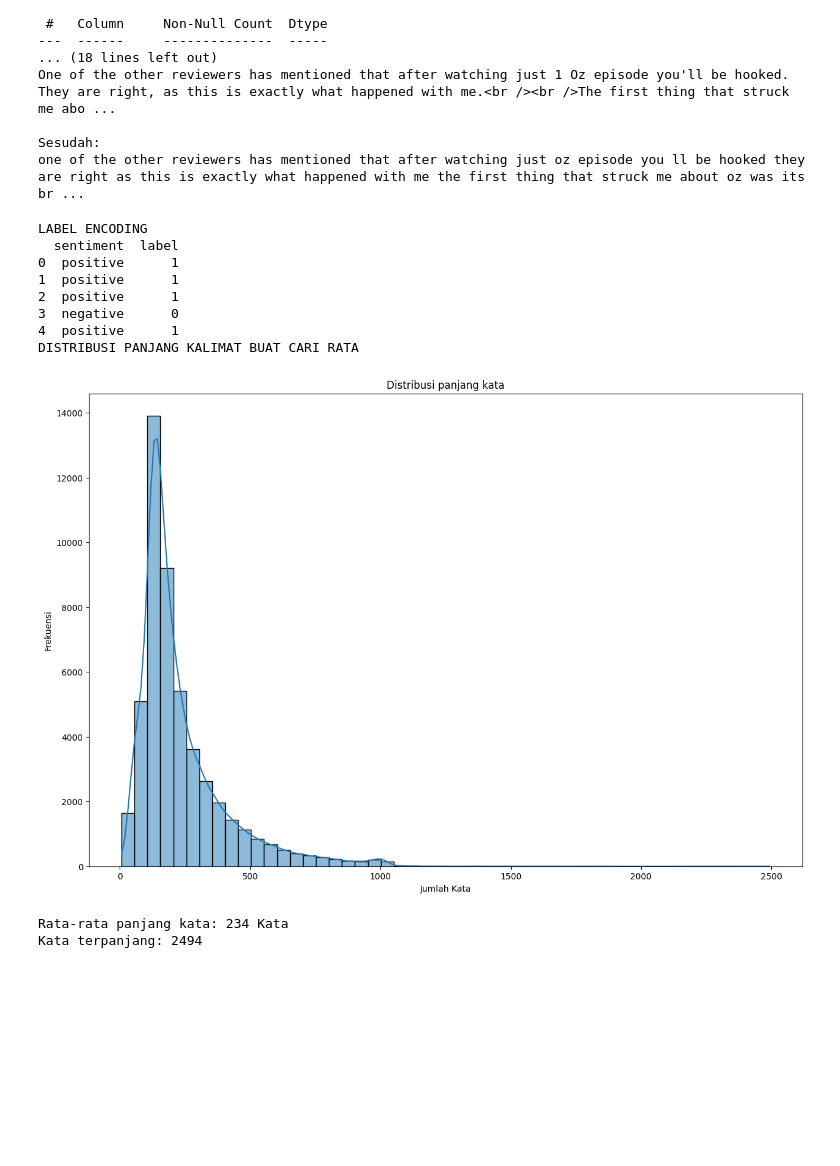
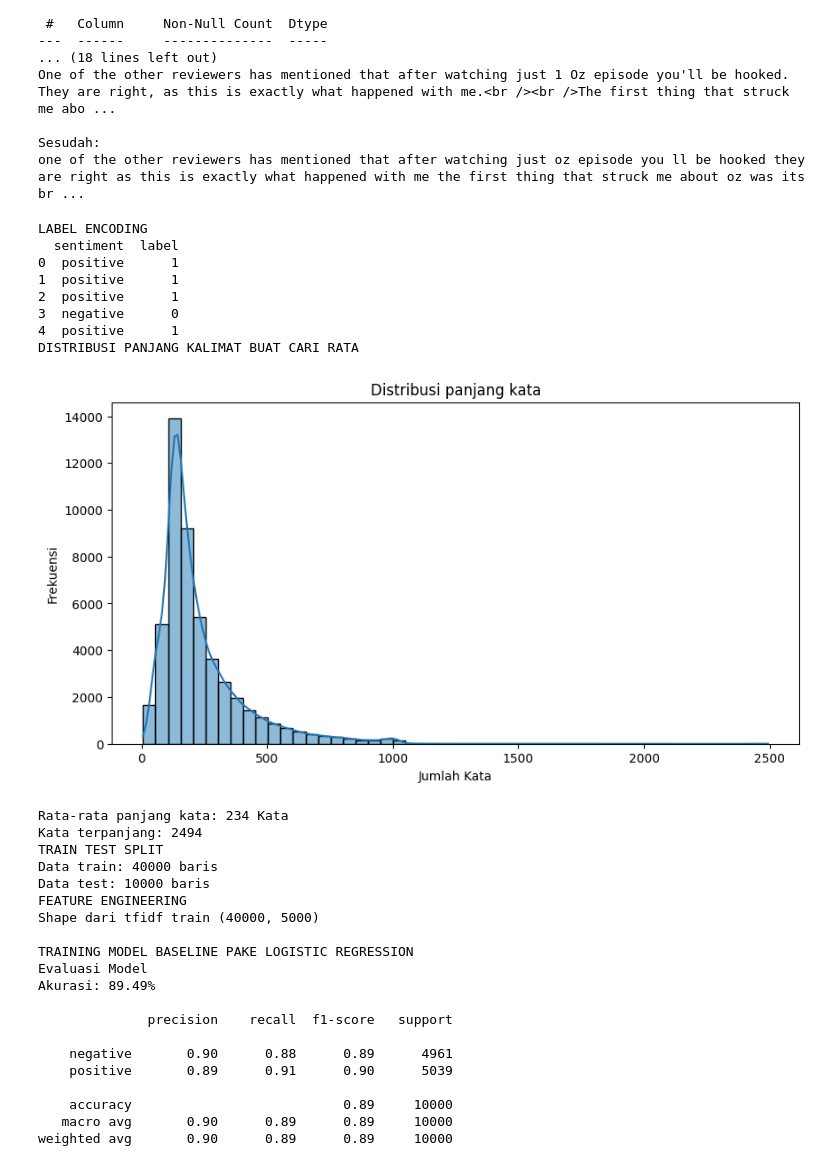
Before and after one commit to jasonenkristo123/AIML-Learn, a Jupyter notebook: sentiment_movie.ipynb, the cells around one changed output. Cells and saved outputs as stored; diff of their text form; code cells hidden in the pictures; blank space fills up the shorter version.

Commit message:
finished predict with machine learning

```diff
--- a/sentiment_movie.ipynb
+++ b/sentiment_movie.ipynb
@@ -85,30 +85,78 @@ one of the other reviewers has mentioned that after watching just oz episode you
 # %%
 print("LABEL ENCODING")
 
 df['label'] = df['sentiment'].map({'positive': 1, 'negative': 0})
 print(df[['sentiment', 'label']].head(5))
 
 print("DISTRIBUSI PANJANG KALIMAT BUAT CARI RATA")
 df['word_count'] = df['clean_review'].apply(lambda x: len(str(x).split()))
 
-plt.figure(figsize=(15, 10))
+plt.figure(figsize=(10, 5))
 plt.title("Distribusi panjang kata")
 sns.histplot(df['word_count'], bins=50, kde=True)
 plt.xlabel("Jumlah Kata")
 plt.ylabel("Frekuensi")
 plt.show()
 
 print(f"Rata-rata panjang kata: {df['word_count'].mean():.0f} Kata")
 print(f"Kata terpanjang: {df['word_count'].max()}")
+
+print("TRAIN TEST SPLIT")
+X_train, X_test, y_train, y_test = train_test_split(
+    df['clean_review'],
+    df['label'],
+    test_size=0.2,
+    random_state=42
+)
+
+print(f"Data train: {X_train.shape[0]} baris")
+print(f"Data test: {X_test.shape[0]} baris")
+
+print("FEATURE ENGINEERING")
+# kita ambil 5000 biar ga berat
+vectorizer = TfidfVectorizer(max_features=5000)
+
+X_train_tfidf = vectorizer.fit_transform(X_train)
+X_test_tfidf = vectorizer.transform(X_test)
+
+print(f"Shape dari tfidf train {X_train_tfidf.shape}")
+
+print("\nTRAINING MODEL BASELINE PAKE LOGISTIC REGRESSION")
+model = LogisticRegression(max_iter=1000)
+model.fit(X_train_tfidf, y_train)
+
+y_predict = model.predict(X_test_tfidf)
+
+print("Evaluasi Model")
+print(f"Akurasi: {accuracy_score(y_test, y_pred=y_predict) * 100:.2f}%\n")
+print(classification_report(y_test, y_pred=y_predict, target_names=['negative', 'positive']))
 # %% [output]
 LABEL ENCODING
   sentiment  label
 0  positive      1
 1  positive      1
 2  positive      1
 3  negative      0
 4  positive      1
 DISTRIBUSI PANJANG KALIMAT BUAT CARI RATA
-[figure, old version]
+[figure, new version]
 Rata-rata panjang kata: 234 Kata
 Kata terpanjang: 2494
+TRAIN TEST SPLIT
+Data train: 40000 baris
+Data test: 10000 baris
+FEATURE ENGINEERING
+Shape dari tfidf train (40000, 5000)
+
+TRAINING MODEL BASELINE PAKE LOGISTIC REGRESSION
+Evaluasi Model
+Akurasi: 89.49%
+
+              precision    recall  f1-score   support
+
+    negative       0.90      0.88      0.89      4961
+    positive       0.89      0.91      0.90      5039
+
+    accuracy                           0.89     10000
+   macro avg       0.90      0.89      0.89     10000
+weighted avg       0.90      0.89      0.89     10000
```
Also changed, not shown: parts of 1 cell of this notebook.
